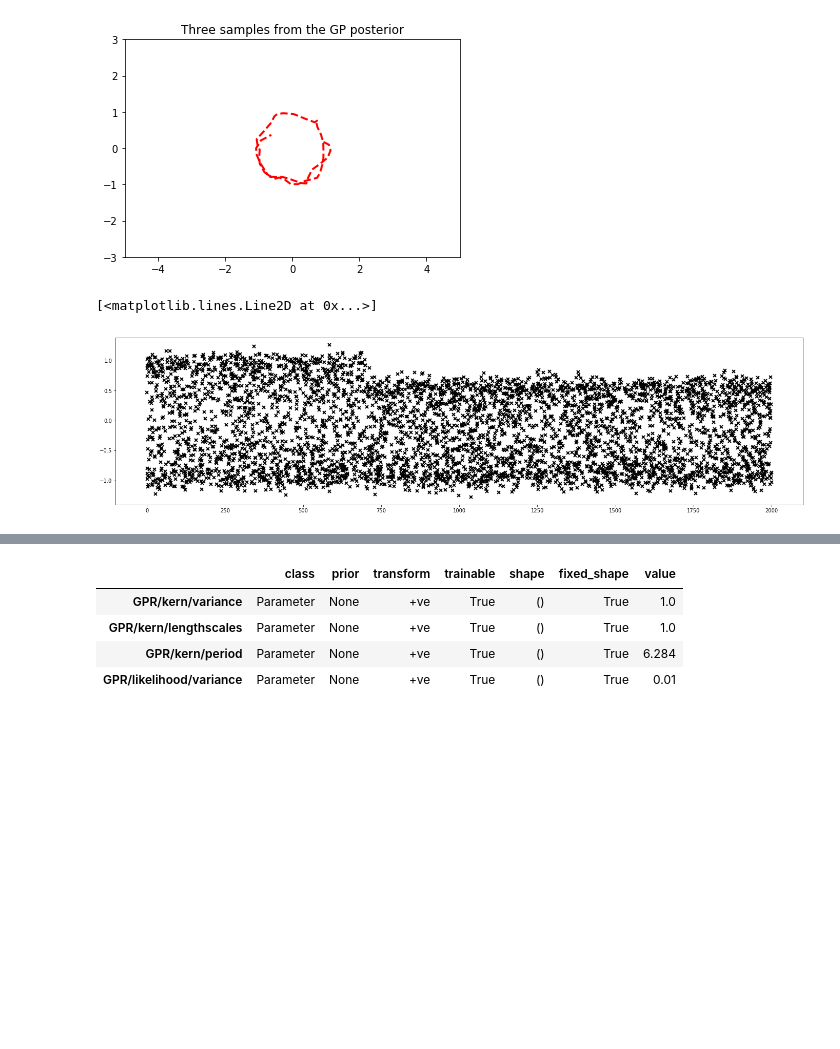
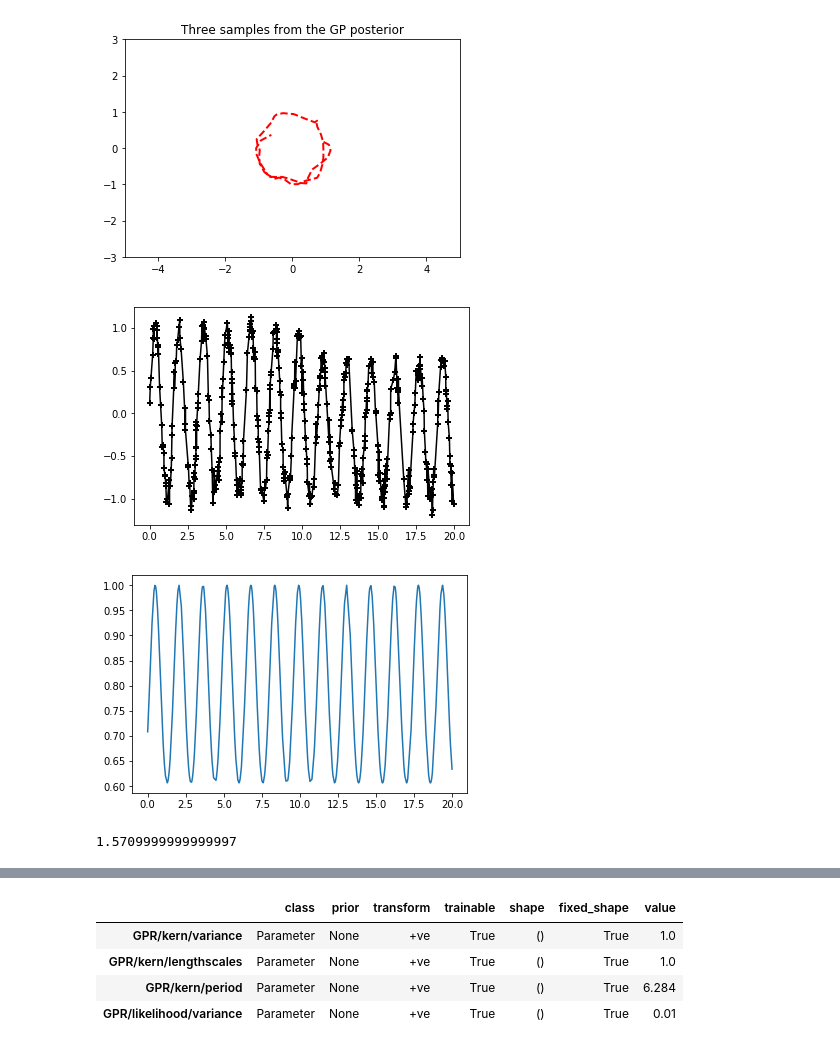
Before and after one commit to ctorney/gp_shift, a Jupyter notebook: analysis/test_area.ipynb, the cells around one changed output, grey strips where cells are left out. Drawn from its saved outputs; the diff is of its cells as text; code cells hidden in the pictures; blank space fills up the shorter version.

```diff
--- a/analysis/test_area.ipynb
+++ b/analysis/test_area.ipynb
@@ -97,12 +97,26 @@ import matplotlib
 matplotlib.rcParams['figure.figsize'] = (24, 6)
 plt = matplotlib.pyplot
 # %%
-N = 5000
-X = 2000*np.random.rand(N,1)
-Y = (-0.2/(1+np.exp(-(X-700)*10)))+(1-0.2/(1+np.exp(-(X-700)*10)))*np.sin(4*X) + np.random.randn(N,1)*0.1
-plt.plot(X, Y, 'kx', mew=2)
+N = 500
+X = 20*np.random.rand(N,1)
+X=np.sort(X,axis=0)
+Y = (-0.2/(1+np.exp(-(X-10)*10)))+(1-0.2/(1+np.exp(-(X-10)*10)))*np.sin(2*3.142*X/1.57) + np.random.randn(N,1)*0.1
+plt.plot(X, Y, 'k-+', mew=2)
+plt.show()
+x1=0.5
+p=1.57
+ls=1
+r = np.pi * (X - x1) / p
+r=(np.sin(r))**2/ls
+r = np.exp(-0.5 * r)
+plt.plot(X,r)
+plt.show()
 # %% [output]
-[<matplotlib.lines.Line2D at 0x...>]
-[figure, old version]
+[figure, new version]
+[figure, added]
+# %%
+2*(4/3.142)**-1
+# %% [output]
+1.5709999999999997
 # %%
 k1 = gpflow.kernels.Matern52(1, lengthscales=0.3)
```
Also changed, not shown: parts of 7 cells of this notebook.
